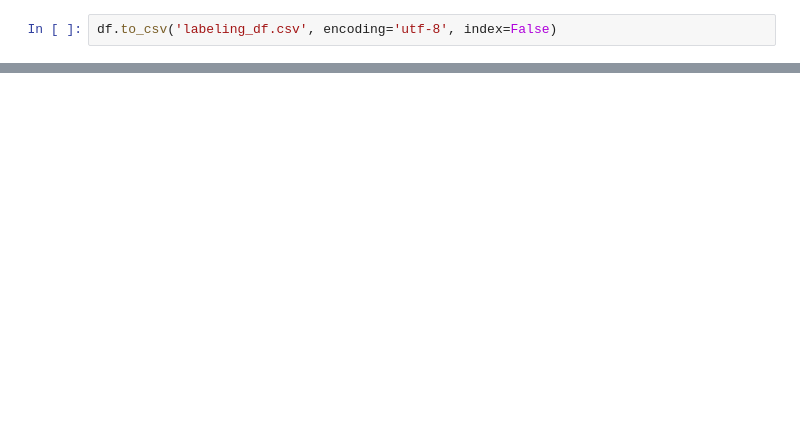
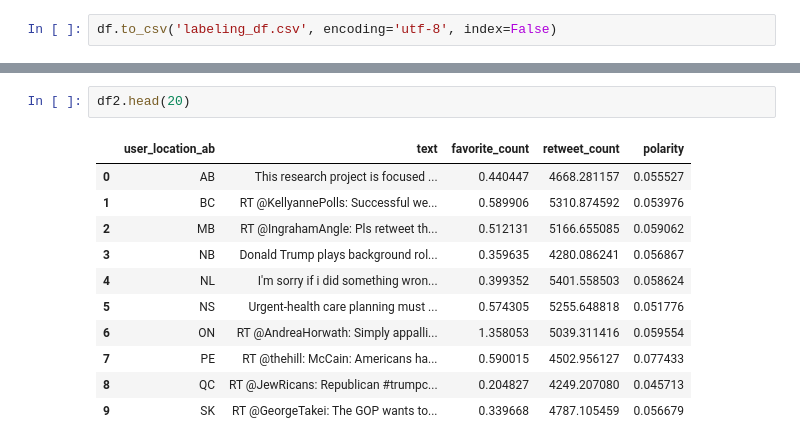
Before and after one commit to Bllizzard/Sentiment_Analysis, a Jupyter notebook: step3_data_labeling&analysis.ipynb, the cells around one changed output, grey strips where cells are left out. Drawn from its saved outputs; the diff is of its cells as text; blank space fills up the shorter version.

```diff
--- a/step3_data_labeling&analysis.ipynb
+++ b/step3_data_labeling&analysis.ipynb
@@ -101,0 +87,14 @@ df.to_csv('labeling_df.csv', encoding='utf-8', index=False)
+# %%
+df2.head(20)
+# %% [output]
+|  | user_location_ab | text | favorite_count | retweet_count | polarity |
+| 0 | AB | This research project is focused ... | 0.440447 | 4668.281157 | 0.055527 |
+| 1 | BC | RT @KellyannePolls: Successful we... | 0.589906 | 5310.874592 | 0.053976 |
+| 2 | MB | RT @IngrahamAngle: Pls retweet th... | 0.512131 | 5166.655085 | 0.059062 |
+| 3 | NB | Donald Trump plays background rol... | 0.359635 | 4280.086241 | 0.056867 |
+| 4 | NL | I'm sorry if i did something wron... | 0.399352 | 5401.558503 | 0.058624 |
+| 5 | NS | Urgent-health care planning must ... | 0.574305 | 5255.648818 | 0.051776 |
+| 6 | ON | RT @AndreaHorwath: Simply appalli... | 1.358053 | 5039.311416 | 0.059554 |
+| 7 | PE | RT @thehill: McCain: Americans ha... | 0.590015 | 4502.956127 | 0.077433 |
+| 8 | QC | RT @JewRicans: Republican #trumpc... | 0.204827 | 4249.207080 | 0.045713 |
+| 9 | SK | RT @GeorgeTakei: The GOP wants to... | 0.339668 | 4787.105459 | 0.056679 |
```
Also changed, not shown: parts of 9 cells of this notebook.
